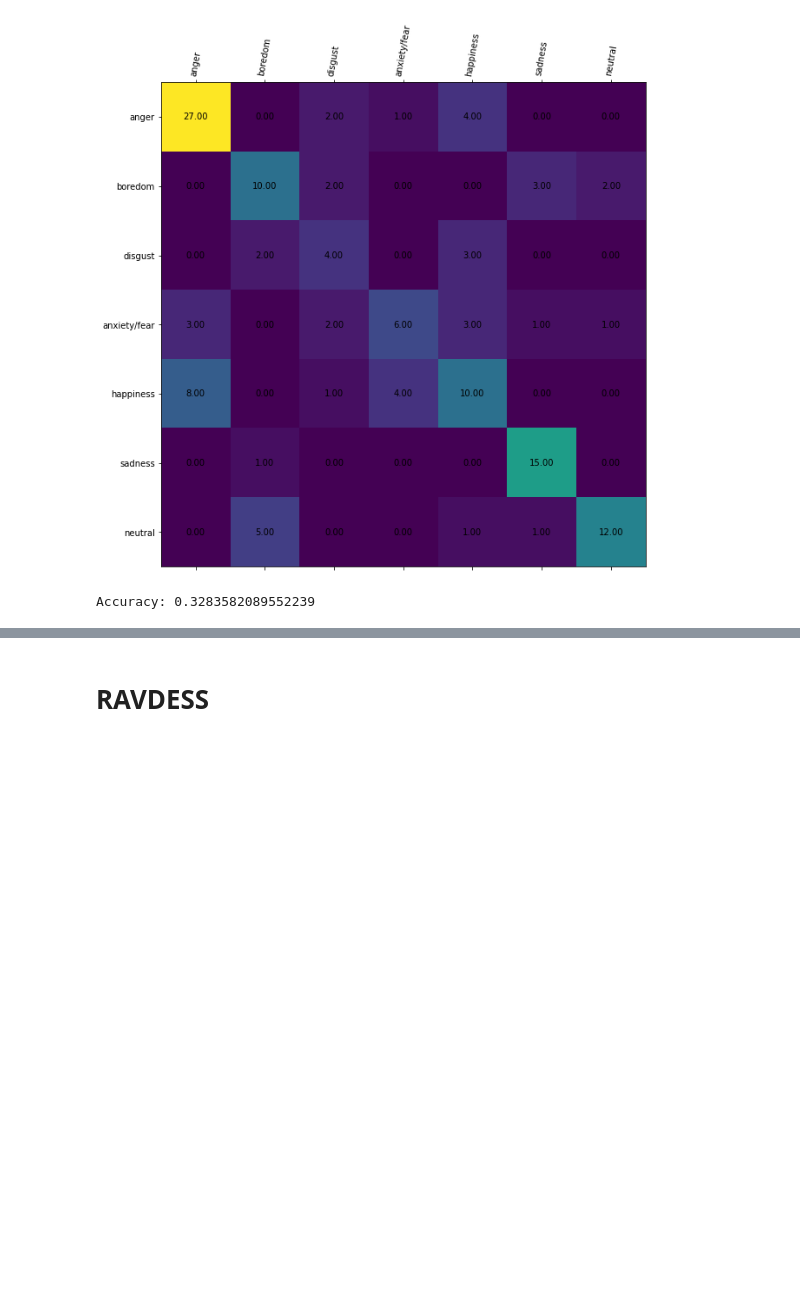
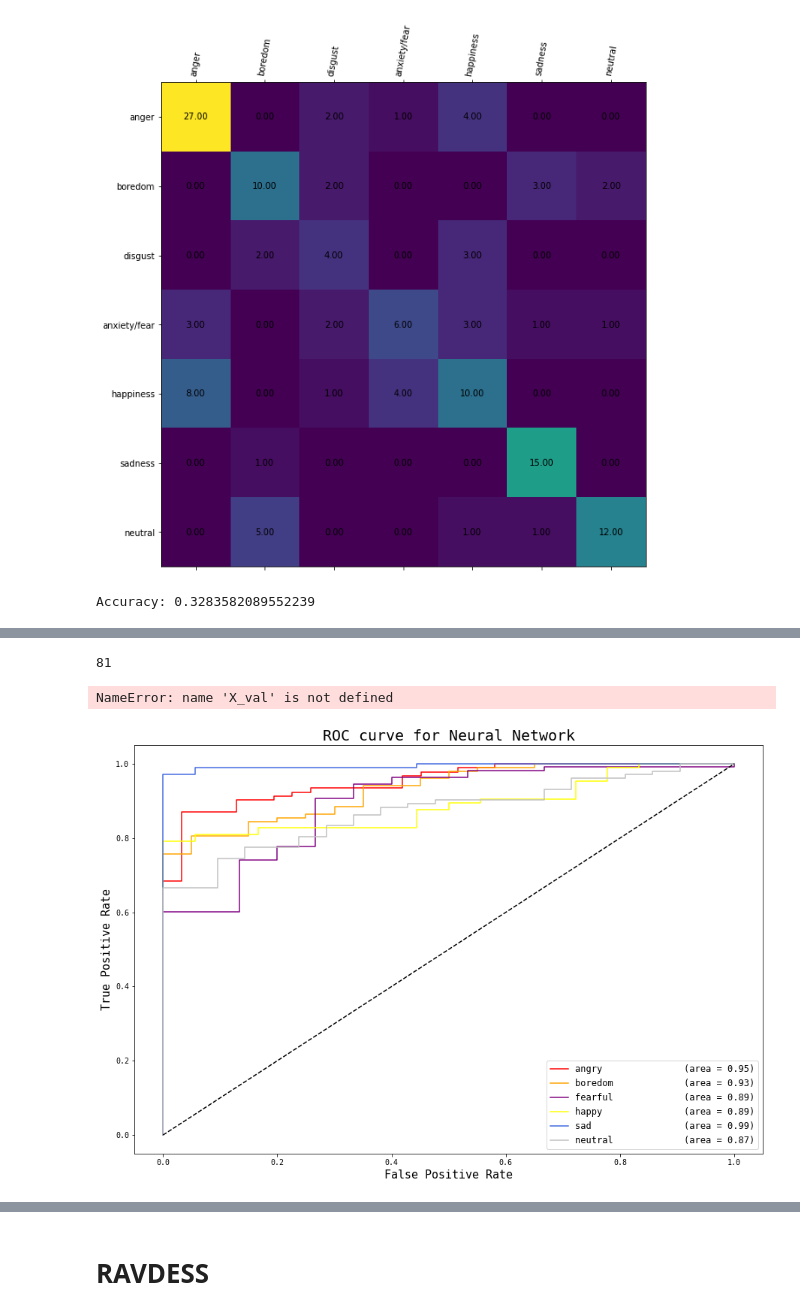
Before and after one commit to nologicexe/diploma, a Jupyter notebook: WaveletTransform.ipynb, the cells around one changed output, grey strips where cells are left out. Cells and saved outputs as stored; diff of their text form; code cells hidden in the pictures; blank space fills up the shorter version.

```diff
--- a/WaveletTransform.ipynb
+++ b/WaveletTransform.ipynb
@@ -152,8 +152,8 @@ no_disgust_y = [data_y[i] for i in range(len(data_y)) if data_y[i] != 2]
 for i in range(len(no_disgust_y)):
     if no_disgust_y[i] > 2:
         no_disgust_y[i] -= 1
-# stat_data = no_disgust_data
-# data_y = no_disgust_y
+stat_data = no_disgust_data
+data_y = no_disgust_y
 
 stat_data = np.array(stat_data)
 data_y = np.array(data_y)
@@ -440,3 +448,7 @@ from sklearn.metrics import accuracy_score
 print('Accuracy: ' + str(accuracy_score(y_test, y_predicted)))
 # %% [output]
 Accuracy: 0.3283582089552239
+# %%
+from sklearn.model_selection import train_test_split
+X_train, X_test, y_train, y_test = train_test_split(data_X, data_y, test_size=0.25, random_state=42)
+# X_train, X_val, y_train, y_val = train_test_split(data_X, data_y, test_size=0.25, random_state=42)
@@ -442,0 +462,14 @@ Accuracy: 0.3283582089552239
+# %%
+def data_distribution(data):
+    ret = []
+    for c in np.unique(data):
+        ret.append([c, np.sum([1 for d in data if d == c])])
+    return ret
+
+# def equal_classes_subset(data, size):
+c = 1
+sorted_data = [data_X[i] for i in range(len(data_X)) if data_y[i] == c]
+print(len(sorted_data))
+# np.min(data_distribution(data_y), axis=0)[1]
+# %% [output]
+81
@@ -442,0 +482,53 @@ Accuracy: 0.3283582089552239
+# %%
+from sklearn import svm
+
+c_values = [1e-5, 1e-4, 1e-3, 1e-2, 1e-1, 1, 1e1, 1e2, 1e3, 1e4, 1e5, 1e6, 1e7, 1e8]
+
+for C in c_values:
+    clf = svm.SVC(C=C, probability=True)
+    clf.fit(X_train, y_train)
+    y_predict = clf.predict_proba(X_val)
+#     print(y_predict[0])
+    roc_auc = roc_auc_score(y_val, y_predict, multi_class="ovo", average='macro')
+    print(f'C={C}, roc_aug={roc_auc}')
+# %% [output]
+NameError: name 'X_val' is not defined
+# %%
+from sklearn.metrics import roc_curve, auc
+import numpy as np
+from matplotlib import pyplot as plt
+import matplotlib as mpl
+
+#anger	boredom	anxiety/fear	happiness	sadness	neutral
+def plot_roc(y_predict, y_test, classifier_name):
+    plt.figure(figsize=(15, 10))
+    mpl.rc('font',family='monospace')
+    classes = [('angry', 'red'), ('boredom', 'orange'), ('fearful', 'purple'), ('happy', 'yellow'),
+                ('sad', 'royalblue'), ('neutral', 'silver')]
+
+    for selected_class, (class_name, class_color) in enumerate(classes):
+        y_scores = []
+        for y in y_predict:
+            positive_proba = y[selected_class]
+            y_scores.append([positive_proba, 1-positive_proba])
+
+        y_predicted = np.argmax(y_scores, axis=1)
+        y_score = np.array(y_scores)[:,1]
+
+        selector = lambda x: 0 if x == selected_class else 1
+        y_test_binary = [selector(y) for y in y_test]
+
+        fpr, tpr, _ = roc_curve(y_test_binary, y_score)
+        roc_auc = auc(fpr, tpr)
+    #     print(roc_auc)
+
+        plt.plot(fpr, tpr, color=class_color, label=f'{class_name: <20}'+'(area = {0:0.2f})'.format(roc_auc))
+    plt.plot([0, 1], [0, 1], '--k')
+    plt.xlabel('False Positive Rate', fontsize=15)
+    plt.ylabel('True Positive Rate', fontsize=15)
+    plt.title(f'ROC curve for {classifier_name}', fontsize=20)
+    plt.legend(loc="lower right", fontsize=12);
+
+plot_roc(y_predict, y_test, "Neural Network")
+# %% [output]
+[figure, added]
```
Also changed, not shown: parts of 7 cells of this notebook, 2 other files.
